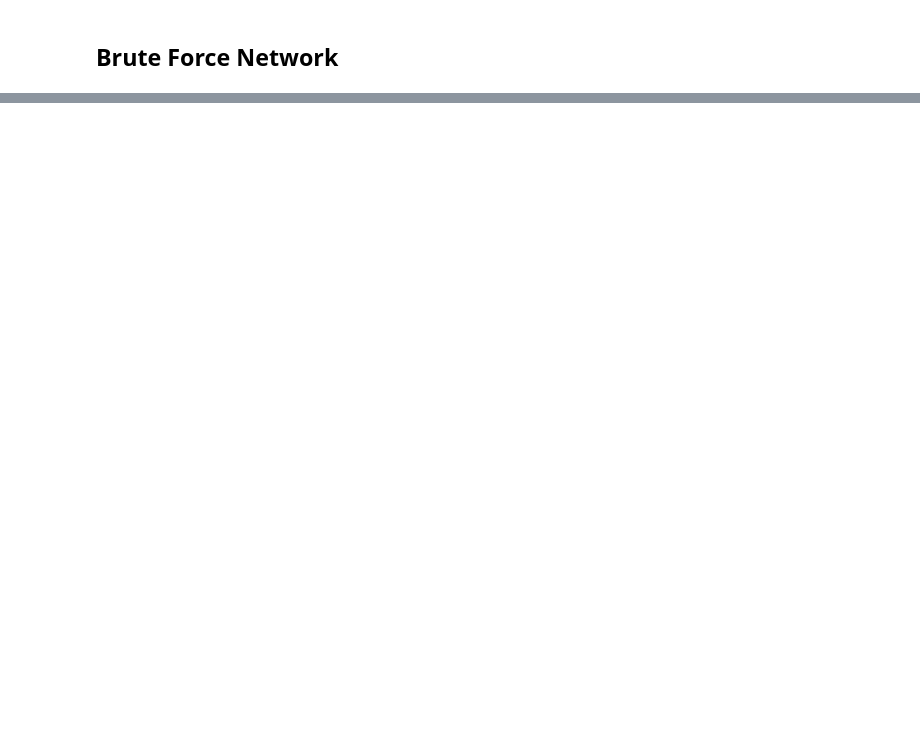
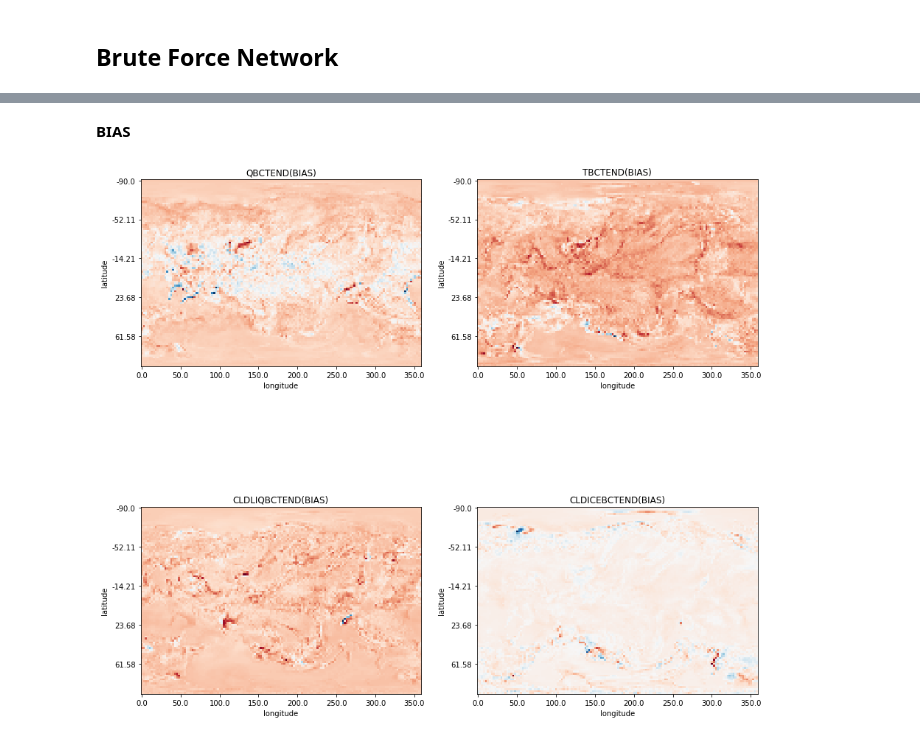
Before and after one commit to ankitesh97/CBRAIN-CAM, a Jupyter notebook: notebooks/ankitesh-devlog/14_real_geography.ipynb, the cells around one changed output, grey strips where cells are left out. Cells and saved outputs as stored; diff of their text form; code cells hidden in the pictures; blank space fills up the shorter version.

```diff
--- a/notebooks/ankitesh-devlog/14_real_geography.ipynb
+++ b/notebooks/ankitesh-devlog/14_real_geography.ipynb
@@ -180,0 +280,20 @@ Epoch 2/2
+# %% [markdown]
+**BIAS**
+# %%
+ilev = 25
+y_ticks = lat.values[np.arange(0,81,20)]
+y_ticks = np.around(y_ticks,decimals=2)
+x_ticks = lon.values[np.arange(0,141,20)]
+f, axarr = plt.subplots(2,2,figsize=(15, 15))
+axarr = axarr.flatten()
+for i,t in enumerate(tendencies):
+    axarr[i].imshow(mdx.stats['bias'][:,:,(i+1)*25],cmap=plt.cm.RdBu)
+    axarr[i].set_xlabel("longitude")
+    axarr[i].set_ylabel("latitude")
+    axarr[i].set_title(f"{t}(BIAS)")
+    axarr[i].set_xticks(np.arange(0,141,20))
+    axarr[i].set_xticklabels(x_ticks)
+    axarr[i].set_yticks(np.arange(0,81,20))
+    axarr[i].set_yticklabels(y_ticks)
+# %% [output]
+[figure, added]
```
Also changed, not shown: parts of 18 cells of this notebook, 1 other file.
